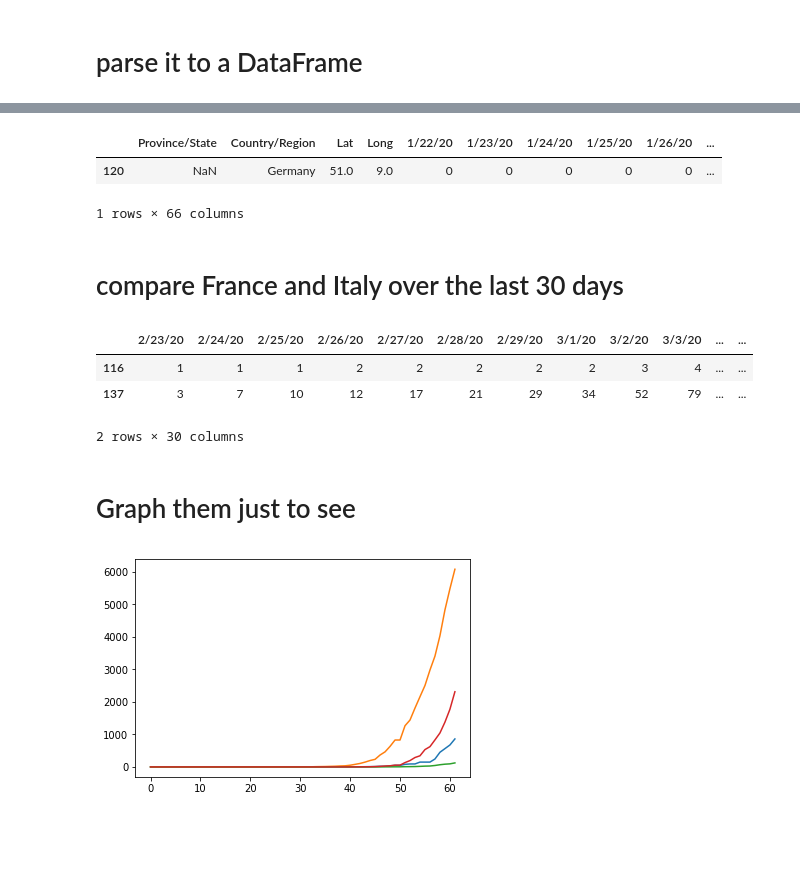
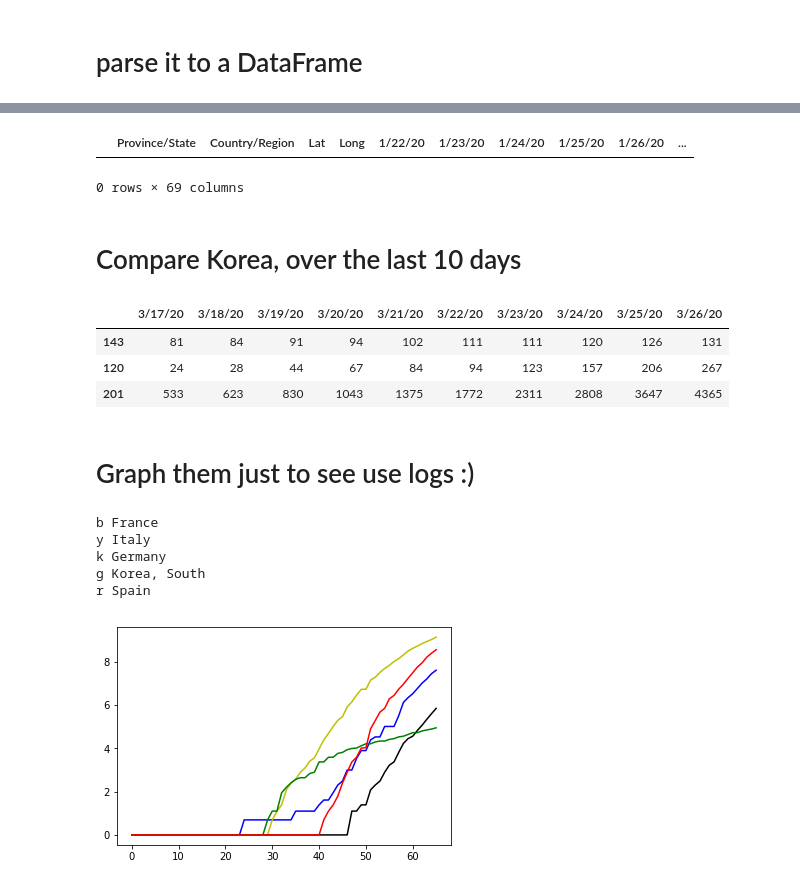
Before and after one commit to macbuse/just-math, a Jupyter notebook: covid_mortality.ipynb, the cells around one changed output, grey strips where cells are left out. Drawn from its saved outputs; the diff is of its cells as text; code cells hidden in the pictures; blank space fills up the shorter version.

```diff
--- a/covid_mortality.ipynb
+++ b/covid_mortality.ipynb
@@ -29,6 +47,5 @@ df[:5]
 # %%
-df[df["Country/Region"] == 'Germany']
+df[df["Country/Region"] == 'South Korea']
 # %% [output]
 |  | Province/State | Country/Region | Lat | Long | 1/22/20 | 1/23/20 | 1/24/20 | 1/25/20 | 1/26/20 | ... |
-| 120 | NaN | Germany | 51.0 | 9.0 | 0 | 0 | 0 | 0 | 0 | ... |
-1 rows × 66 columns
+0 rows × 69 columns
@@ -35,18 +54,29 @@ df[df["Country/Region"] == 'Germany']
 # %% [markdown]
-# compare France and Italy over the last 30 days
+# Compare Korea,  over the last 10 days
-# %%
-df.iloc[[116,137],-30:]
-# %% [output]
-|  | 2/23/20 | 2/24/20 | 2/25/20 | 2/26/20 | 2/27/20 | 2/28/20 | 2/29/20 | 3/1/20 | 3/2/20 | 3/3/20 | ... | ... |
-| 116 | 1 | 1 | 1 | 2 | 2 | 2 | 2 | 2 | 3 | 4 | ... | ... |
-| 137 | 3 | 7 | 10 | 12 | 17 | 21 | 29 | 34 | 52 | 79 | ... | ... |
-2 rows × 30 columns
+# %%
+df.iloc[[143,120,201],-10:]
+# %% [output]
+|  | 3/17/20 | 3/18/20 | 3/19/20 | 3/20/20 | 3/21/20 | 3/22/20 | 3/23/20 | 3/24/20 | 3/25/20 | 3/26/20 |
+| 143 | 81 | 84 | 91 | 94 | 102 | 111 | 111 | 120 | 126 | 131 |
+| 120 | 24 | 28 | 44 | 67 | 84 | 94 | 123 | 157 | 206 | 267 |
+| 201 | 533 | 623 | 830 | 1043 | 1375 | 1772 | 2311 | 2808 | 3647 | 4365 |
 # %% [markdown]
-# Graph them just to see
+# Graph them just to see use logs :)
 # %%
-cc = [116,137,120,201]
+cc = [116,137,120,143,201]
+sty = ['r','g','k','y','b']
+
+labels = ['%s %s'%(x, df.iloc[y]["Country/Region"])
+               for x,y in zip(reversed(sty[:]),cc) ]
 for x in cc:
-    Y = df.iloc[x].values[4:]
-    plt.plot(np.arange(len(Y)),Y)
+    Y = np.log( df.iloc[x].values[4:].astype(np.float) + 1)
+    plt.plot(np.arange(len(Y)),Y,sty.pop())
+
+print('\n'.join(labels))
 # %% [output]
+b France
+y Italy
+k Germany
+g Korea, South
+r Spain
-[figure, old version]
+[figure, new version]
```
Also changed, not shown: parts of 15 cells of this notebook.
